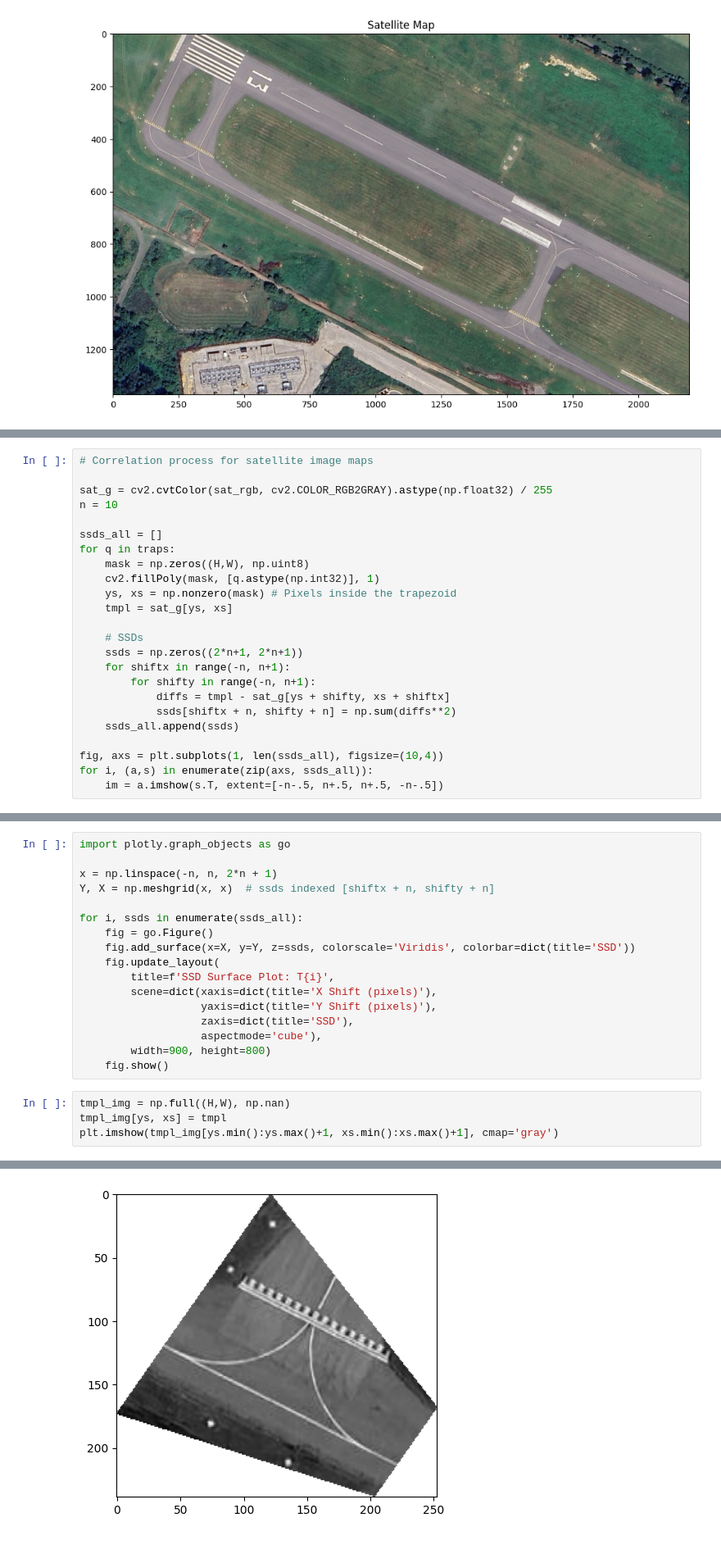
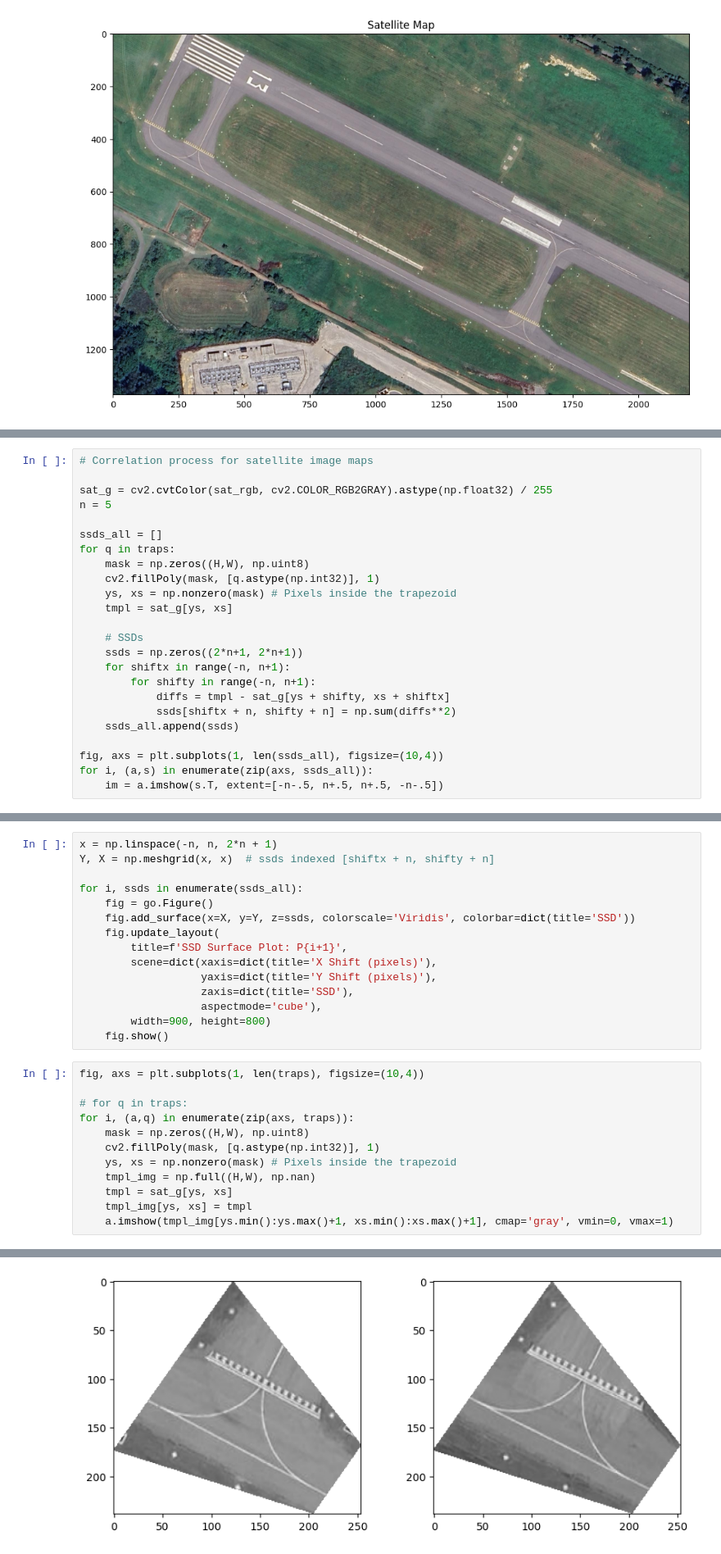
Before and after one commit to dchoate119/ASAR, a Jupyter notebook: s4/fde/lsa_sat_correlation.ipynb, the cells around one changed output, grey strips where cells are left out. Shown at 82% size. Cells and saved outputs as stored; diff of their text form.

```diff
--- a/s4/fde/lsa_sat_correlation.ipynb
+++ b/s4/fde/lsa_sat_correlation.ipynb
@@ -40,7 +48,7 @@ for q in traps:
 # Correlation process for satellite image maps
 
 sat_g = cv2.cvtColor(sat_rgb, cv2.COLOR_RGB2GRAY).astype(np.float32) / 255
-n = 10
+n = 5
 
 ssds_all = []
 for q in traps:
@@ -65,6 +73,4 @@ for i, (a,s) in enumerate(zip(axs, ssds_all)):
 # %%
-import plotly.graph_objects as go
-
 x = np.linspace(-n, n, 2*n + 1)
 Y, X = np.meshgrid(x, x)  # ssds indexed [shiftx + n, shifty + n]
 
@@ -72,7 +78,7 @@ for i, ssds in enumerate(ssds_all):
     fig = go.Figure()
     fig.add_surface(x=X, y=Y, z=ssds, colorscale='Viridis', colorbar=dict(title='SSD'))
     fig.update_layout(
-        title=f'SSD Surface Plot: T{i}',
+        title=f'SSD Surface Plot: P{i+1}',
         scene=dict(xaxis=dict(title='X Shift (pixels)'),
                    yaxis=dict(title='Y Shift (pixels)'),
                    zaxis=dict(title='SSD'),
@@ -80,7 +86,15 @@ for i, ssds in enumerate(ssds_all):
         width=900, height=800)
     fig.show()
 # %%
-tmpl_img = np.full((H,W), np.nan)
-tmpl_img[ys, xs] = tmpl
-plt.imshow(tmpl_img[ys.min():ys.max()+1, xs.min():xs.max()+1], cmap='gray')
+fig, axs = plt.subplots(1, len(traps), figsize=(10,4))
+
+# for q in traps:
+for i, (a,q) in enumerate(zip(axs, traps)):
+    mask = np.zeros((H,W), np.uint8)
+    cv2.fillPoly(mask, [q.astype(np.int32)], 1)
+    ys, xs = np.nonzero(mask) # Pixels inside the trapezoid
+    tmpl_img = np.full((H,W), np.nan)
+    tmpl = sat_g[ys, xs]
+    tmpl_img[ys, xs] = tmpl
+    a.imshow(tmpl_img[ys.min():ys.max()+1, xs.min():xs.max()+1], cmap='gray', vmin=0, vmax=1)
 # %% [output]
@@ -88 +101 @@ plt.imshow(tmpl_img[ys.min():ys.max()+1, xs.min():xs.max()+1], cmap='gray')
-[figure, old version]
+[figure, new version]
```
Also changed, not shown: parts of 19 cells of this notebook.
